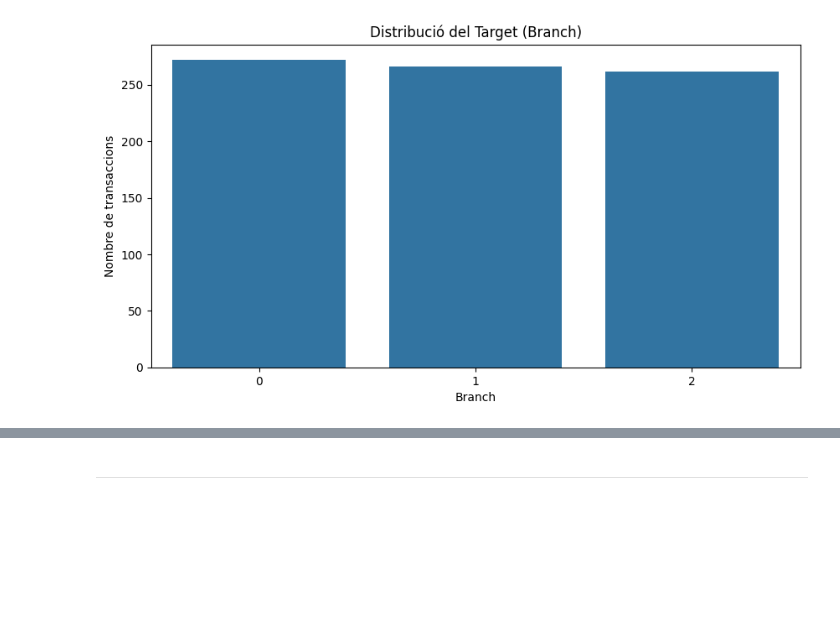
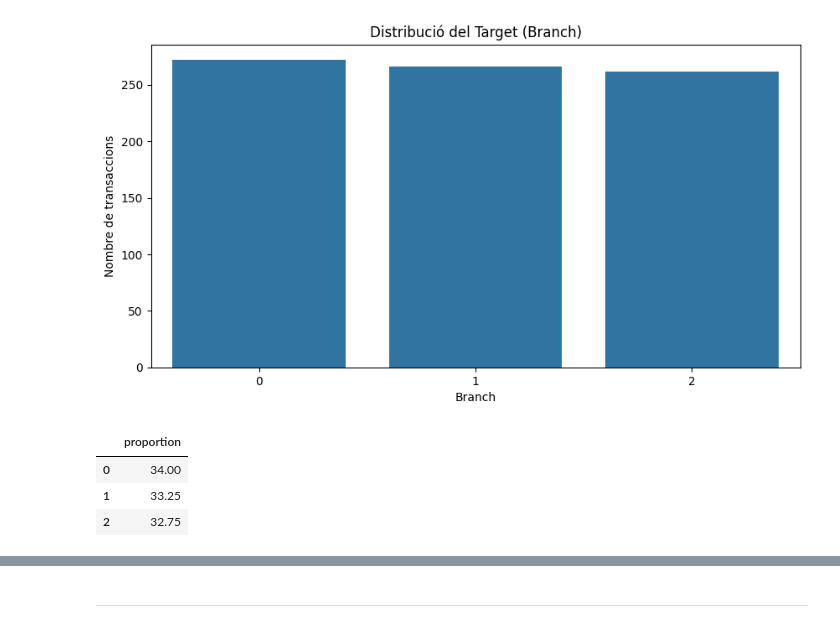
Before and after one commit to gabozan/Predictive-Modeling-on-Supermarket-Sales, a Jupyter notebook: supermarket_sales.ipynb, the cells around one changed output, grey strips where cells are left out. Cells and saved outputs as stored; diff of their text form; code cells hidden in the pictures; blank space fills up the shorter version.

```diff
--- a/supermarket_sales.ipynb
+++ b/supermarket_sales.ipynb
@@ -533,3 +533,12 @@ plt.ylabel("Nombre de transaccions")
 plt.show()
 # %% [output]
 [figure]
+# %%
+percentatgeTarget = pd.Series(y_train).value_counts(normalize=True) * 100
+percentatgeTarget = pd.DataFrame(percentatgeTarget.sort_index())
+percentatgeTarget
+# %% [output]
+|  | proportion |
+| 0 | 34.00 |
+| 1 | 33.25 |
+| 2 | 32.75 |
```
Also changed, not shown: parts of 4 cells of this notebook.
